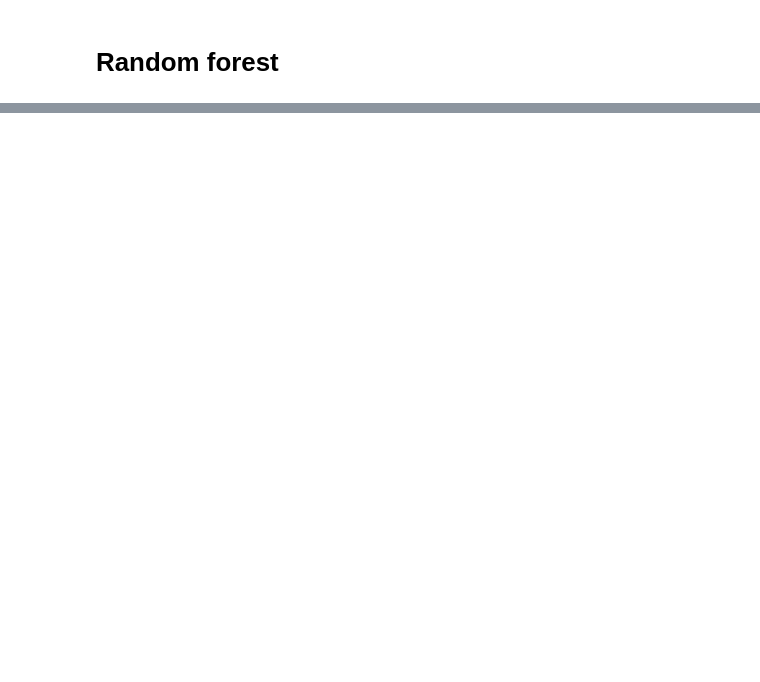
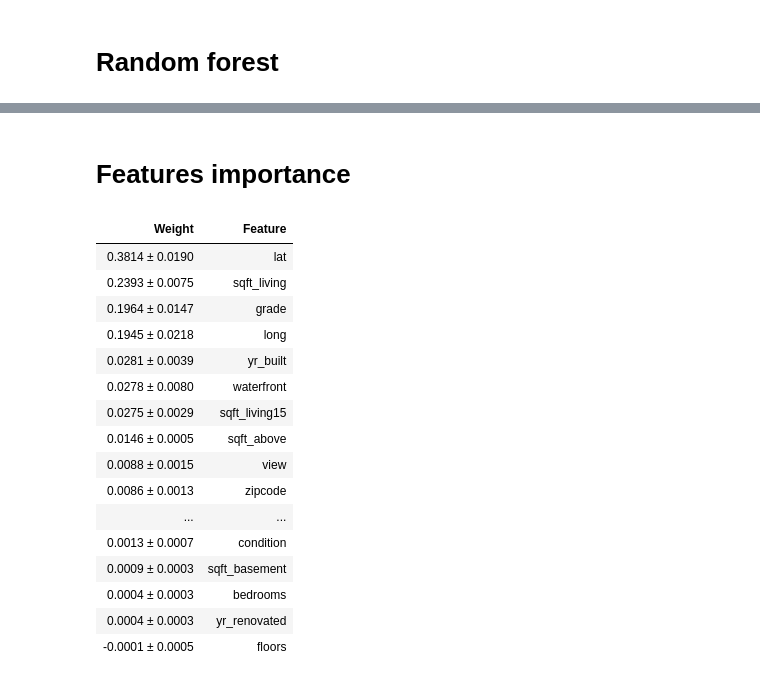
Before and after one commit to WilliamMejiaG/Homework, a Jupyter notebook: Bagged_Random_Forest.ipynb, the cells around one changed output, grey strips where cells are left out. Cells and saved outputs as stored; diff of their text form; code cells hidden in the pictures; blank space fills up the shorter version.

```diff
--- a/Bagged_Random_Forest.ipynb
+++ b/Bagged_Random_Forest.ipynb
@@ -120,0 +185,24 @@ AttributeError: ignored
+# %% [markdown]
+# Features importance
+# %%
+my_model = RandomForestRegressor(n_estimators=100,random_state=0).fit(X_train, y_train)
+perm = PermutationImportance(my_model, random_state=1).fit(X_test, y_test)
+eli5.show_weights(perm, feature_names = X_test.columns.tolist())
+# %% [output]
+| Weight | Feature |
+| 0.3814 ± 0.0190 | lat |
+| 0.2393 ± 0.0075 | sqft_living |
+| 0.1964 ± 0.0147 | grade |
+| 0.1945 ± 0.0218 | long |
+| 0.0281 ± 0.0039 | yr_built |
+| 0.0278 ± 0.0080 | waterfront |
+| 0.0275 ± 0.0029 | sqft_living15 |
+| 0.0146 ± 0.0005 | sqft_above |
+| 0.0088 ± 0.0015 | view |
+| 0.0086 ± 0.0013 | zipcode |
+| ... | ... |
+| 0.0013 ± 0.0007 | condition |
+| 0.0009 ± 0.0003 | sqft_basement |
+| 0.0004 ± 0.0003 | bedrooms |
+| 0.0004 ± 0.0003 | yr_renovated |
+| -0.0001 ± 0.0005 | floors |
```
Also changed, not shown: parts of 31 cells of this notebook.
